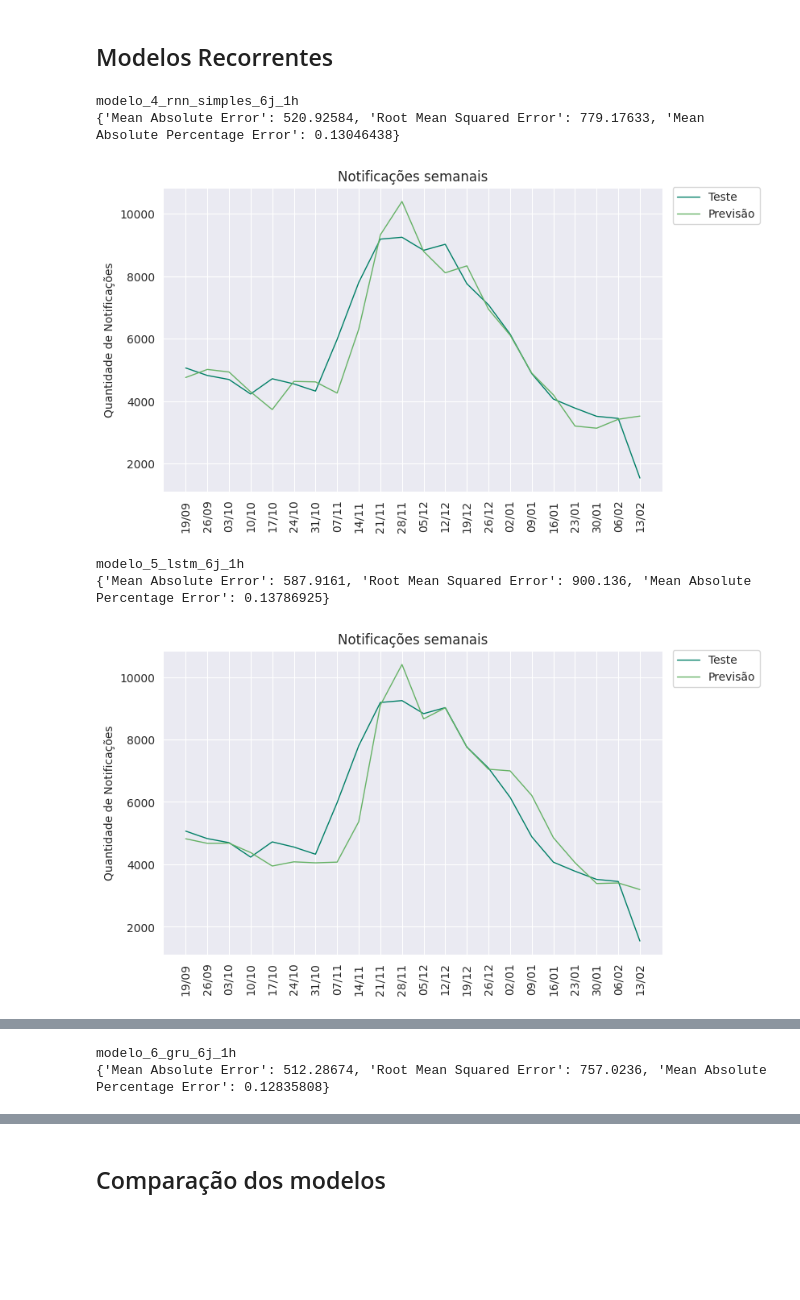
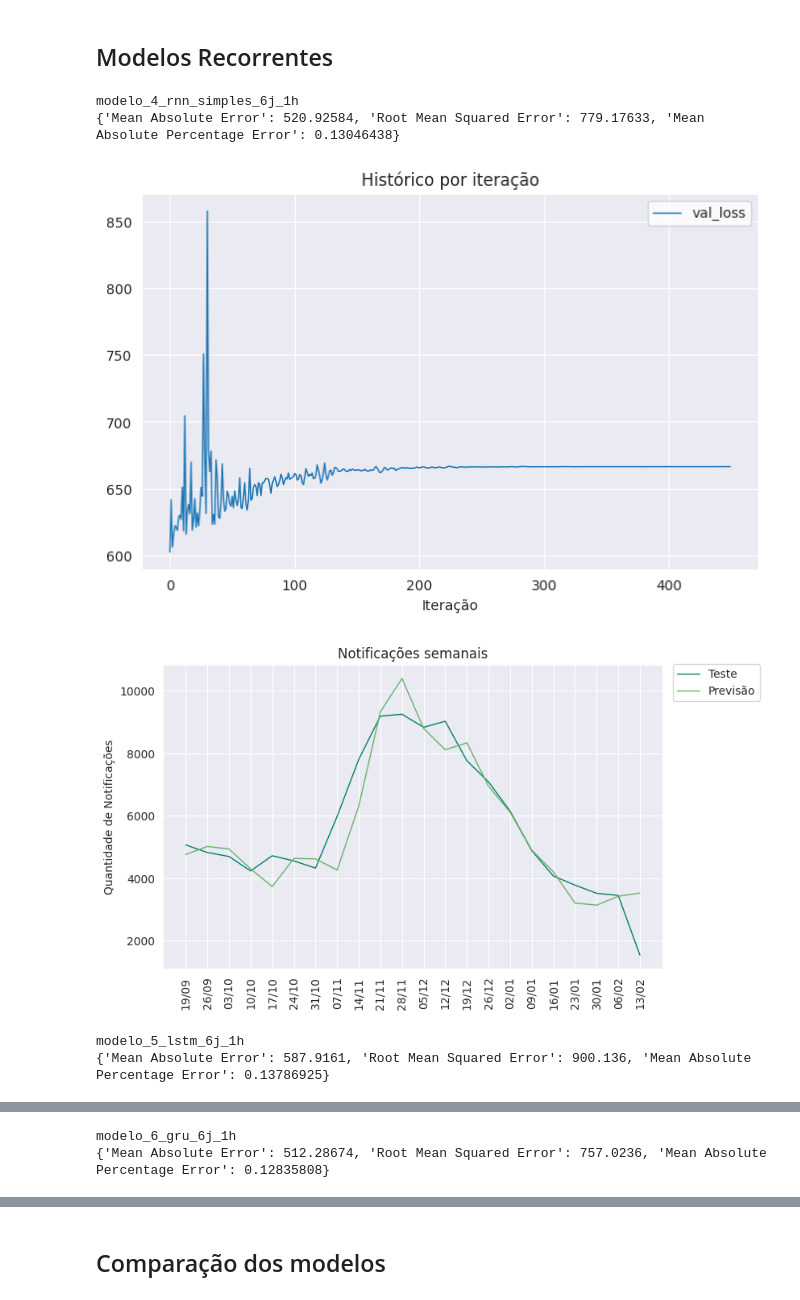
Before and after one commit to flohmannjr/PJI410, a Jupyter notebook: PJI410_projecoes_de_notificacoes.ipynb, the cells around one changed output, grey strips where cells are left out. Saved outputs shown, nothing was run; the diff lists cells and outputs as text; code cells hidden in the pictures; blank space fills up the shorter version.

```diff
--- a/PJI410_projecoes_de_notificacoes.ipynb
+++ b/PJI410_projecoes_de_notificacoes.ipynb
@@ -259,25 +274,32 @@ modelos[MODELO_NUMERO] = Sequential(name=modelo_nome)
 modelos[MODELO_NUMERO].add(Lambda(lambda x: tf.expand_dims(x, axis=1), name='camada_lambda'))  # Adiciona uma dimensão aos dados.
 
 modelos[MODELO_NUMERO].add(Conv1D(filters=CAMADA_UNIDADES,
-                                    kernel_size=JANELA_TAMANHO,
-                                    kernel_initializer=CAMADA_INICIALIZADOR,
-                                    padding='causal',
-                                    activation=CAMADA_ATIVACAO,
-                                    name='camada_convulacional'))
+                                  kernel_size=JANELA_TAMANHO,
+                                  kernel_initializer=CAMADA_INICIALIZADOR,
+                                  padding='causal',
+                                  activation=CAMADA_ATIVACAO,
+                                  name='camada_convulacional'))
 
 modelos[MODELO_NUMERO].add(Dense(units=HORIZONTE_TAMANHO, activation=SAIDA_ATIVACAO, name='camada_saida'))
 
-modelos[MODELO_NUMERO], metricas[MODELO_NUMERO], previsoes = finalizar_modelo(modelos[MODELO_NUMERO], modelo_nome, janelas_treino, horizontes_treino, janelas_teste, horizontes_teste)
+finalizacoes = finalizar_modelo(modelos[MODELO_NUMERO], modelo_nome, janelas_treino, horizontes_treino, janelas_teste, horizontes_teste)
+
+historico               = finalizacoes[0]
+modelos[MODELO_NUMERO]  = finalizacoes[1]
+previsoes               = finalizacoes[2]
+metricas[MODELO_NUMERO] = finalizacoes[3]
 
 print(modelo_nome)
 print(metricas[MODELO_NUMERO])
 print()
 
-MODELO_NUMERO += 1
+grafico_historico_por_iteracao(historico, ['val_loss'], 50)
+print()
 
 grafico_series(X_teste=X_test[-len(janelas_teste):], y_teste=tf.squeeze(horizontes_teste),
                X_previsao=X_test[-len(janelas_teste):], y_previsao=tf.squeeze(previsoes))
+print()
 
-print()
+MODELO_NUMERO += 1
 # %% [output]
 modelo_3_convulacional_6j_1h
@@ -298,40 +321,47 @@ for nome, funcao in recorrentes.items():
 
     # for JANELA_TAMANHO in range(JANELA_TAMANHO_INICIAL, JANELA_TAMANHO_FINAL):
 
     janelas, horizontes = criar_janelas(quantidades, JANELA_TAMANHO, HORIZONTE_TAMANHO)
 
     janelas_treino, janelas_teste, horizontes_treino, horizontes_teste = separar_janelas_treino_teste(janelas, horizontes, tamanho_teste=0.2)
 
     modelo_nome = f'modelo_{MODELO_NUMERO}_{nome}_{JANELA_TAMANHO}j_{HORIZONTE_TAMANHO}h'
 
     modelos[MODELO_NUMERO] = Sequential(name=modelo_nome)
 
     modelos[MODELO_NUMERO].add(Lambda(lambda x: tf.expand_dims(x, axis=1), name='camada_lambda'))
 
     modelos[MODELO_NUMERO].add(funcao(units=CAMADA_UNIDADES,
                                       kernel_initializer=CAMADA_INICIALIZADOR,
                                       activation=CAMADA_ATIVACAO,  # Ativação 'relu' no lugar de 'tanh' por motivo de performance.
                                       name=f'camada_{nome}'))
 
     modelos[MODELO_NUMERO].add(Dense(units=CAMADA_UNIDADES, activation=CAMADA_ATIVACAO, name='camada_consolidacao'))
     modelos[MODELO_NUMERO].add(Dense(units=HORIZONTE_TAMANHO, activation=SAIDA_ATIVACAO, name='camada_saida'))
 
-    modelos[MODELO_NUMERO], metricas[MODELO_NUMERO], previsoes = finalizar_modelo(modelos[MODELO_NUMERO], modelo_nome, janelas_treino, horizontes_treino, janelas_teste, horizontes_teste)
+    finalizacoes = finalizar_modelo(modelos[MODELO_NUMERO], modelo_nome, janelas_treino, horizontes_treino, janelas_teste, horizontes_teste)
+
+    historico               = finalizacoes[0]
+    modelos[MODELO_NUMERO]  = finalizacoes[1]
+    previsoes               = finalizacoes[2]
+    metricas[MODELO_NUMERO] = finalizacoes[3]
 
     print(modelo_nome)
     print(metricas[MODELO_NUMERO])
     print()
 
+    grafico_historico_por_iteracao(historico, ['val_loss'], 50)
+    print()
+
+    grafico_series(X_teste=X_test[-len(janelas_teste):], y_teste=horizontes_teste[:, -1],
+                   X_previsao=X_test[-len(janelas_teste):], y_previsao=previsoes[:, -1])
+    print()
+
     MODELO_NUMERO += 1
-
-    grafico_series(X_teste=X_test[-len(janelas_teste):], y_teste=tf.squeeze(horizontes_teste),
-                   X_previsao=X_test[-len(janelas_teste):], y_previsao=tf.squeeze(previsoes))
-
-    print()
 # %% [output]
 modelo_4_rnn_simples_6j_1h
 {'Mean Absolute Error': 520.92584, 'Root Mean Squared Error': 779.17633, 'Mean Absolute Percentage Error': 0.13046438}
-[figure, old version]
+[figure, new version]
+[figure, new version]
 modelo_5_lstm_6j_1h
 {'Mean Absolute Error': 587.9161, 'Root Mean Squared Error': 900.136, 'Mean Absolute Percentage Error': 0.13786925}
-[figure, old version]
```
Also changed, not shown: parts of 10 cells of this notebook.
